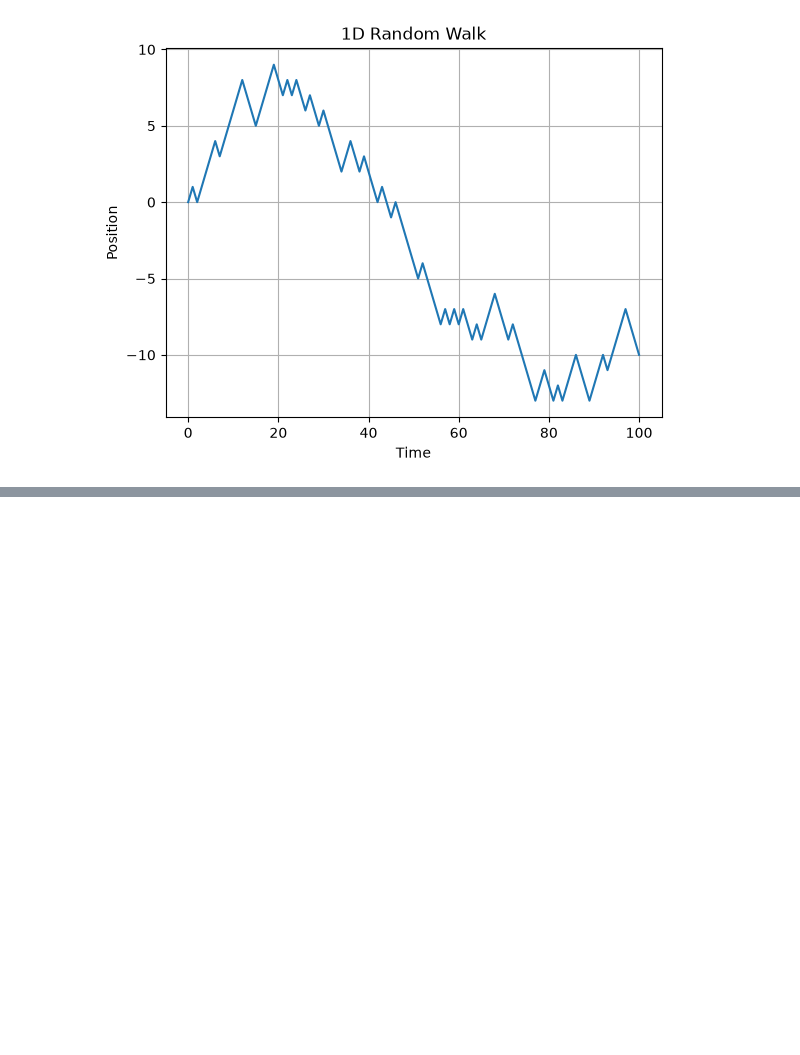
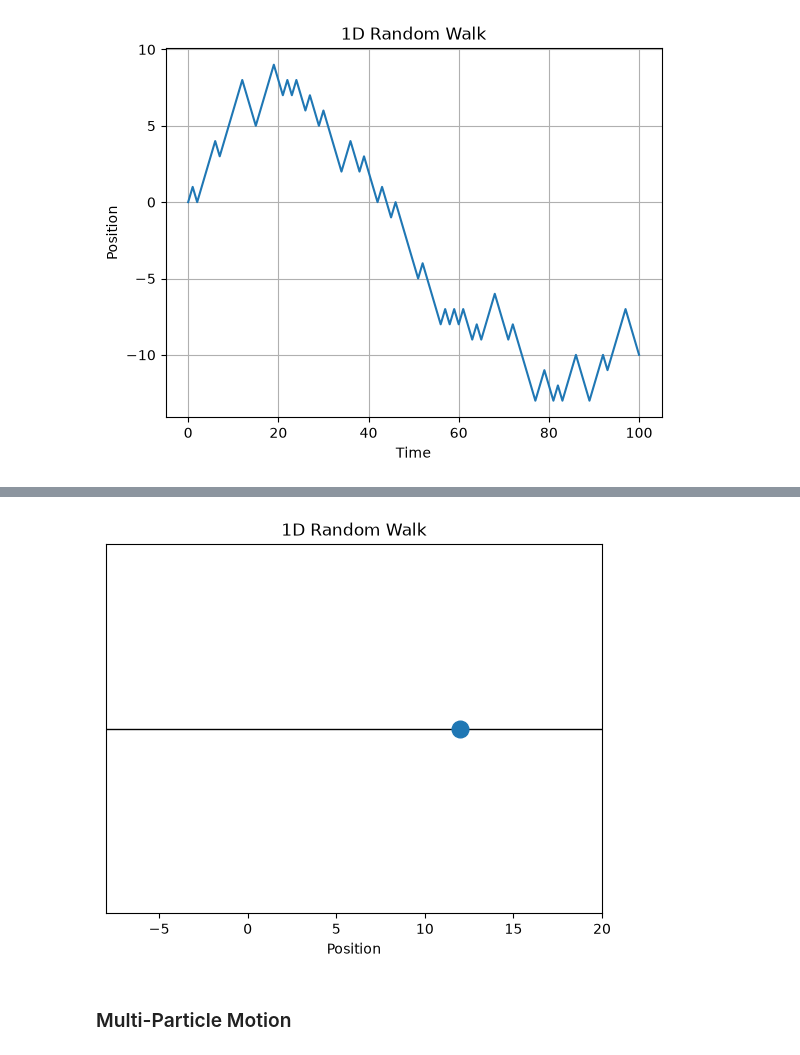
Before and after one commit to austin-phan/brownian-motion, a Jupyter notebook: brownian_motion.ipynb, the cells around one changed output, grey strips where cells are left out. Drawn from its saved outputs; the diff is of its cells as text; code cells hidden in the pictures; blank space fills up the shorter version.

Commit message:
Implement animated 1D motion and heat map for multiple particles.

```diff
--- a/brownian_motion.ipynb
+++ b/brownian_motion.ipynb
@@ -19,3 +19,44 @@ plt.grid()
 plt.show()
 # %% [output]
 [figure]
+# %%
+import numpy as np
+import matplotlib.pyplot as plt
+from matplotlib.animation import FuncAnimation
+from IPython.display import HTML
+
+# Create the figure
+fig, ax = plt.subplots()
+
+# Horizontal line
+ax.axhline(0, color="black", linewidth=1)
+
+# Position limits
+ax.set_xlim(position.min() - 2, position.max() + 2)
+ax.set_ylim(-1, 1)
+
+ax.set_xlabel("Position")
+ax.set_yticks([])
+ax.set_title("1D Random Walk")
+
+# Create the particle
+particle, = ax.plot([], [], "o", markersize=12)
+
+
+def update(frame):
+    particle.set_data([position[frame]], [0])
+    return particle,
+
+
+# Create animation
+ani = FuncAnimation(
+    fig,
+    update,
+    frames=len(position),
+    interval=50,
+    blit=True
+)
+
+# Display animation inside the notebook
+HTML(ani.to_jshtml())
+# %% [output]
@@ -21,0 +64,3 @@ plt.show()
+[figure, added]
+# %% [markdown]
+### Multi-Particle Motion
```
Also changed, not shown: parts of 3 cells of this notebook.
